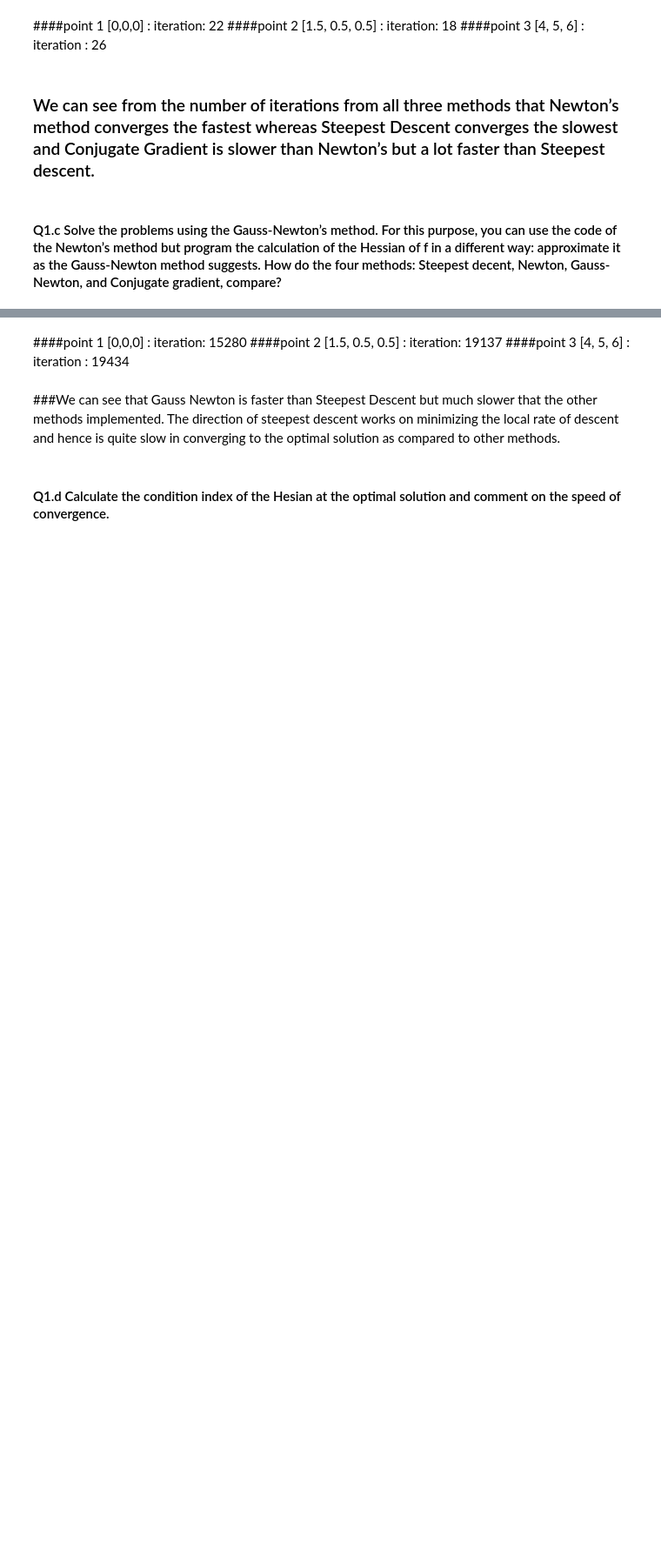
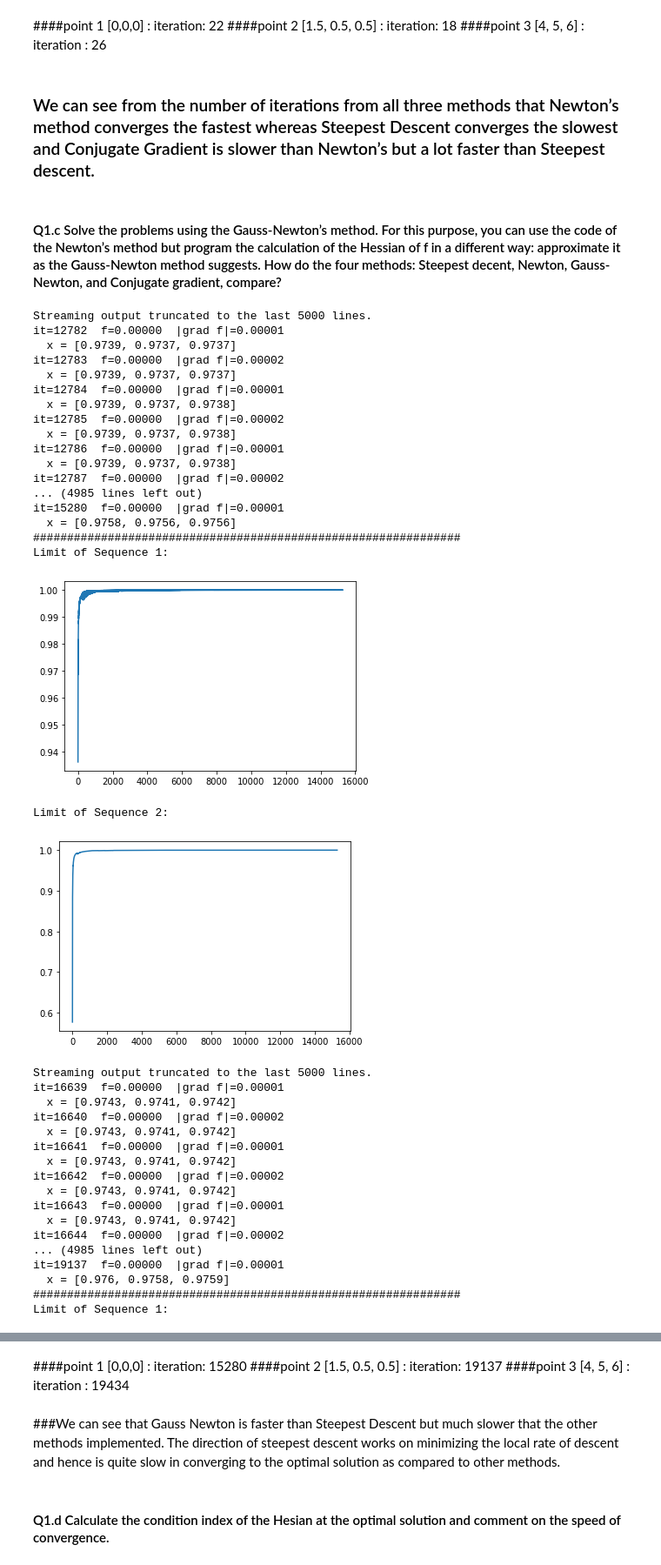
Before and after one commit to Sanjanathakal/MA630, a Jupyter notebook: MA630_Assignmet5.ipynb, the cells around one changed output, grey strips where cells are left out. Shown at 87% size. Drawn from its saved outputs; the diff is of its cells as text; code cells hidden in the pictures; blank space fills up the shorter version.

```diff
--- a/MA630_Assignmet5.ipynb
+++ b/MA630_Assignmet5.ipynb
@@ -550,39 +742,79 @@ def gaussnew(func: Callable, x: List[float], step_size: float,
 # %%
 METHOD_DICT = {'Gauss Newtons Methods': gaussnew}
 def main():
     point_trajectories = []
     y = [[0,0,0], [1.5,0.5,0.5],[4,5,6]]
     step_size = 1.0
     max_iter = 30000
     tolerance = 1E-5
-    seq1 = []
-    seq2 = []
+
+    x_hat = [1,1,1]
+    fn_val, fn_grad, fn_hess = banana(x_hat,3)
     for i in range(0,len(y)):
+      seq1 = []
+      seq2 = []
       for name, func in METHOD_DICT.items():
         print(f'running {name}')
         path = func(banana, y[i], step_size, max_iter, tolerance)
-        # plot_path(banana, pd.DataFrame(path))
         point_trajectories += [path]
         print('###############################################################')
 
-      x_hat = [1,1,1]
-      fn_val, fn_grad, fn_hess = banana(x_hat,3)
-      for p in range(len(point_trajectories[0])-1):
-        num = point_trajectories[0][p+1] - x_hat
-        den = point_trajectories[0][p] - x_hat
+      for p in range(len(point_trajectories[i])-1):
+        num = point_trajectories[i][p+1] - x_hat
+        den = point_trajectories[i][p] - x_hat
         seq1.append(np.linalg.norm(num) / np.linalg.norm(den))
-        x1 = np.array(point_trajectories[0][p+1])
-        x2 = np.array(point_trajectories[0][p])
+
+        x1 = np.array(point_trajectories[i][p+1])
+        x2 = np.array(point_trajectories[i][p])
         val1, g1, h1 = banana(x1,3)
         val2, g2, h2 = banana(x2,3)
         seq2.append((val1 - fn_val) / (val2 - fn_val))
+
 
       print("Limit of Sequence 1: ")
       plt.plot(seq1)
       plt.show()
       print("Limit of Sequence 2: ")
       plt.plot(seq2)
       plt.show()
 
 if __name__ == "__main__":
     sys.exit(main())
+# %% [output]
+Streaming output truncated to the last 5000 lines.
+it=12782  f=0.00000  |grad f|=0.00001
+  x = [0.9739, 0.9737, 0.9737]
+it=12783  f=0.00000  |grad f|=0.00002
+  x = [0.9739, 0.9737, 0.9737]
+it=12784  f=0.00000  |grad f|=0.00001
+  x = [0.9739, 0.9737, 0.9738]
+it=12785  f=0.00000  |grad f|=0.00002
+  x = [0.9739, 0.9737, 0.9738]
+it=12786  f=0.00000  |grad f|=0.00001
+  x = [0.9739, 0.9737, 0.9738]
+it=12787  f=0.00000  |grad f|=0.00002
+... (4985 lines left out)
+it=15280  f=0.00000  |grad f|=0.00001
+  x = [0.9758, 0.9756, 0.9756]
+###############################################################
+Limit of Sequence 1:
+[figure, added]
+Limit of Sequence 2:
+[figure, added]
+Streaming output truncated to the last 5000 lines.
+it=16639  f=0.00000  |grad f|=0.00001
+  x = [0.9743, 0.9741, 0.9742]
+it=16640  f=0.00000  |grad f|=0.00002
+  x = [0.9743, 0.9741, 0.9742]
+it=16641  f=0.00000  |grad f|=0.00001
+  x = [0.9743, 0.9741, 0.9742]
+it=16642  f=0.00000  |grad f|=0.00002
+  x = [0.9743, 0.9741, 0.9742]
+it=16643  f=0.00000  |grad f|=0.00001
+  x = [0.9743, 0.9741, 0.9742]
+it=16644  f=0.00000  |grad f|=0.00002
+... (4985 lines left out)
+it=19137  f=0.00000  |grad f|=0.00001
+  x = [0.976, 0.9758, 0.9759]
+###############################################################
+Limit of Sequence 1:
```
Also changed, not shown: parts of 5 cells of this notebook.
